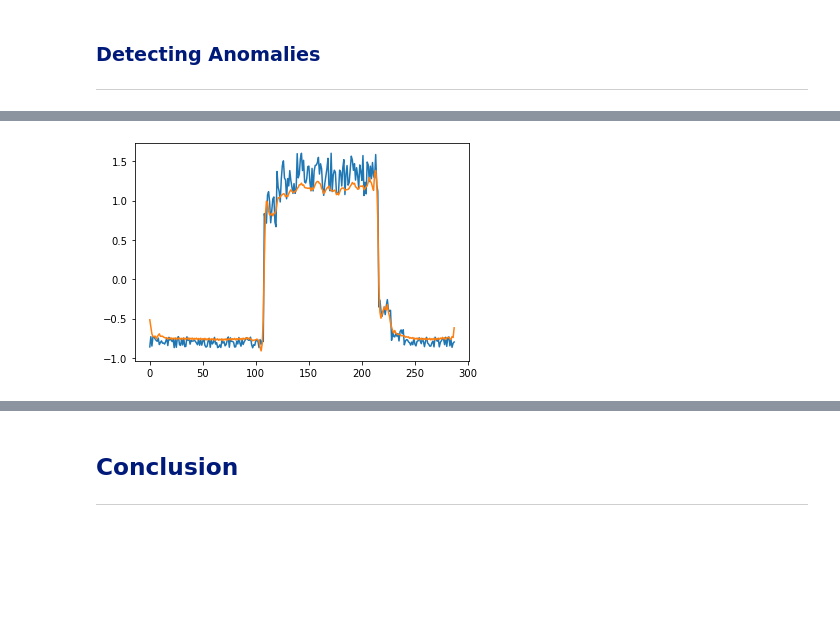
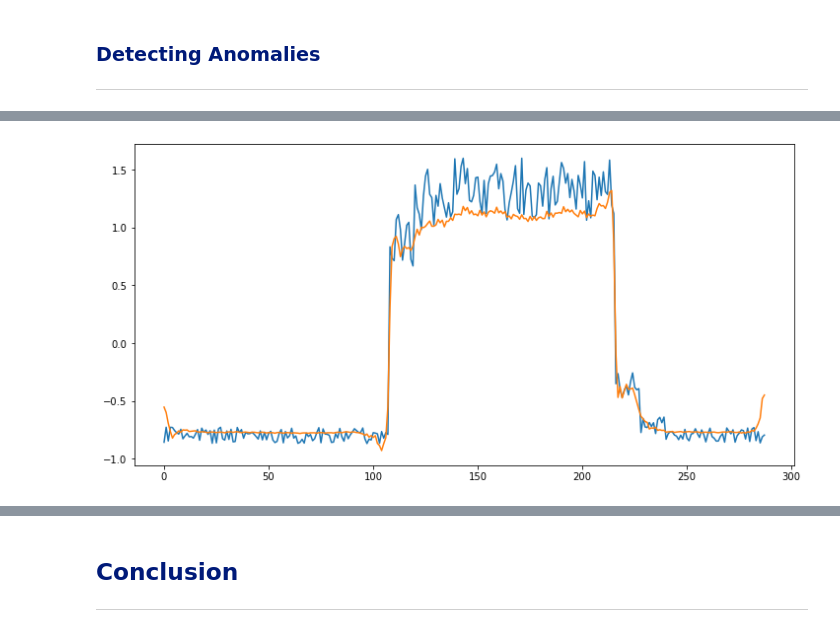
Before and after one commit to SarahMcN25/machine_stastics_assessment, a Jupyter notebook: anomaly-detection.ipynb, the cells around one changed output, grey strips where cells are left out. Cells and saved outputs as stored; diff of their text form; code cells hidden in the pictures; blank space fills up the shorter version.

```diff
--- a/anomaly-detection.ipynb
+++ b/anomaly-detection.ipynb
@@ -288,12 +310,13 @@ Reconstruction error threshold:  0.11961776323391132
 # %%
 # Compare recontruction
 
 # Checking how the first sequence is learnt
+plt.subplots(figsize=(12,6))
 plt.plot(x_train[0])
 plt.plot(x_train_pred[0])
 plt.show()
 # %% [output]
-[figure, old version]
+[figure, new version]
 # %%
 # Prepare test data
 
```
Also changed, not shown: parts of 20 cells of this notebook.
